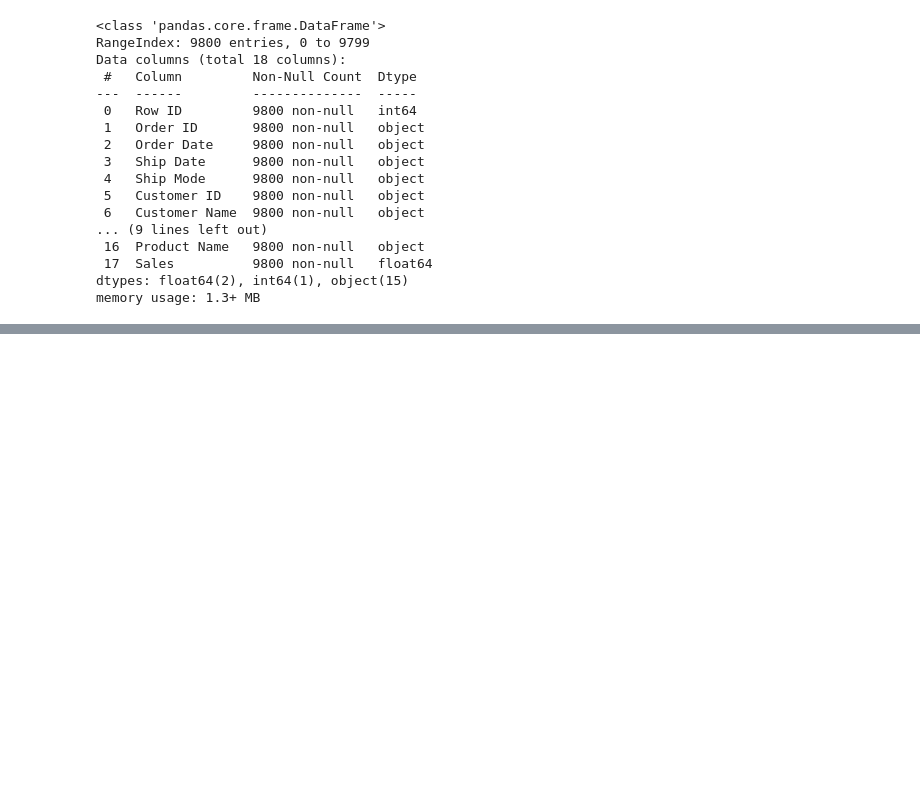
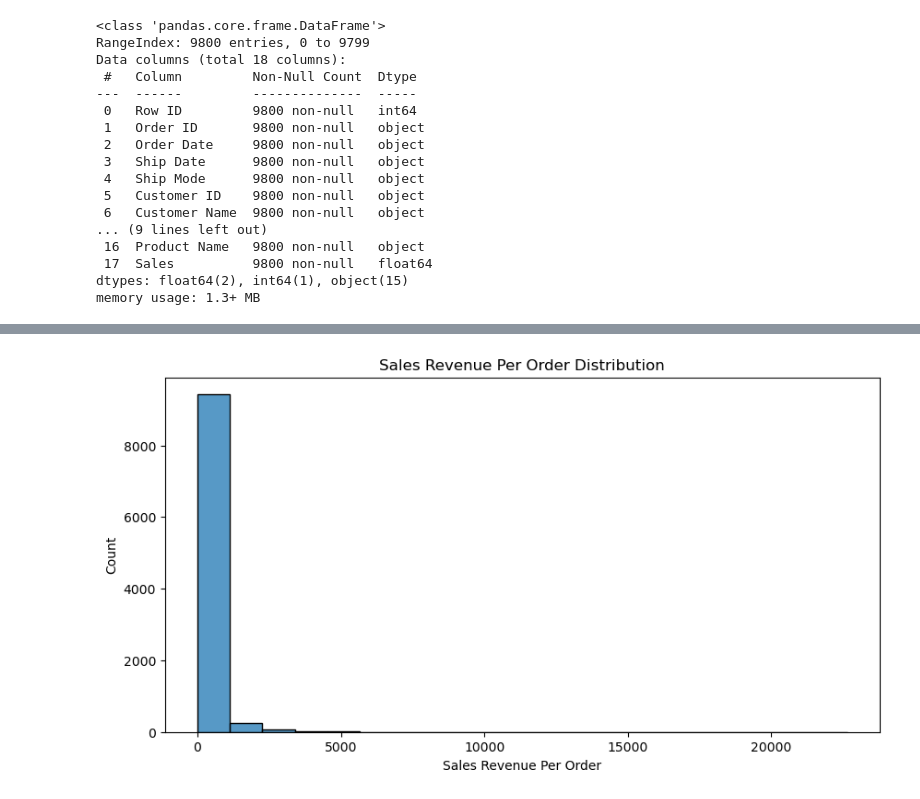
Before and after one commit to Vince-VC/Springboard_Capstone_3, a Jupyter notebook: notebooks/02_sales_data_wrangling.ipynb, the cells around one changed output, grey strips where cells are left out. Saved outputs shown, nothing was run; the diff lists cells and outputs as text; code cells hidden in the pictures; blank space fills up the shorter version.

```diff
--- a/notebooks/02_sales_data_wrangling.ipynb
+++ b/notebooks/02_sales_data_wrangling.ipynb
@@ -64,0 +83,6 @@ array(['08/11/2017', '12/06/2017', '11/10/2016', ..., '18/06/2015',
+# %%
+# Fill null values in Zip Code with 00000
+df['Zip Code'] = df['Zip Code'].fillna(99999)
+# %%
+# Convert Zip Code to Int to drop trailing zero and decimal point
+df['Zip Code'] = df['Zip Code'].astype(int)
@@ -64,0 +109,3 @@ array(['08/11/2017', '12/06/2017', '11/10/2016', ..., '18/06/2015',
+# %%
+# Replace invalid zip codes (not exactly 5 digits) with 99999 (zip code 99999 does not exist)
+df['Zip Code'] = df['Zip Code'].apply(lambda x: x if 10000 <= x <= 99999 else 99999)
@@ -64,0 +116,3 @@ array(['08/11/2017', '12/06/2017', '11/10/2016', ..., '18/06/2015',
+# %%
+# All sales are in the United Sates and does not provide any more insight to our analysis so we will drop this column
+df = df.drop(columns=['Country'])
@@ -64,0 +175,9 @@ array(['08/11/2017', '12/06/2017', '11/10/2016', ..., '18/06/2015',
+# %%
+# Distribution of Sales Revenue Per Order
+plt.figure(figsize=(10,5))
+sales_hist = sns.histplot(x='Sales Revenue', data=df, bins=20)
+sales_hist = plt.xlabel('Sales Revenue Per Order')
+sales_hist = plt.ylabel('Count')
+sales_hist = plt.title('Sales Revenue Per Order Distribution')
+# %% [output]
+[figure, added]
```
Also changed, not shown: parts of 34 cells of this notebook, 2 other files.
